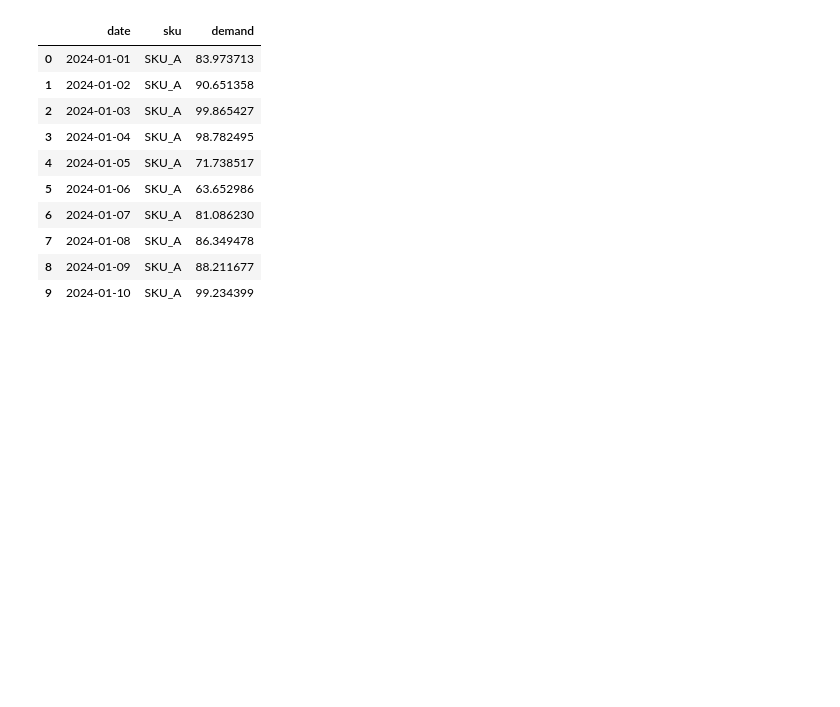
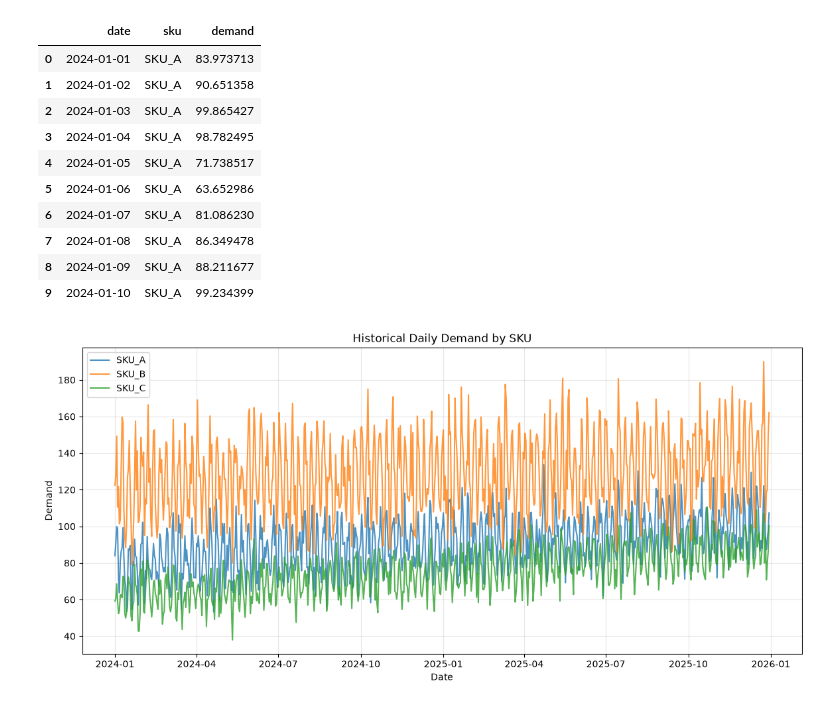
Before and after one commit to abhisarthak/inventory-optimization-ml, a Jupyter notebook: inventory_optimization.ipynb, the cells around one changed output. Saved outputs shown, nothing was run; the diff lists cells and outputs as text; code cells hidden in the pictures; blank space fills up the shorter version.

```diff
--- a/inventory_optimization.ipynb
+++ b/inventory_optimization.ipynb
@@ -155,3 +155,28 @@ dtype: int64
 | 7 | 2024-01-08 | SKU_A | 86.349478 |
 | 8 | 2024-01-09 | SKU_A | 88.211677 |
 | 9 | 2024-01-10 | SKU_A | 99.234399 |
+# %%
+# ============================================
+# 5. DEMAND PATTERN ANALYSIS
+# ============================================
+
+plt.figure(figsize=(14, 6))
+
+for sku in skus:
+    sku_data = demand_data[demand_data["sku"] == sku]
+
+    plt.plot(
+        sku_data["date"],
+        sku_data["demand"],
+        label=sku,
+        alpha=0.8
+    )
+
+plt.title("Historical Daily Demand by SKU")
+plt.xlabel("Date")
+plt.ylabel("Demand")
+plt.legend()
+plt.grid(alpha=0.3)
+plt.show()
+# %% [output]
+[figure, added]
```
Also changed, not shown: parts of 1 cell of this notebook.
